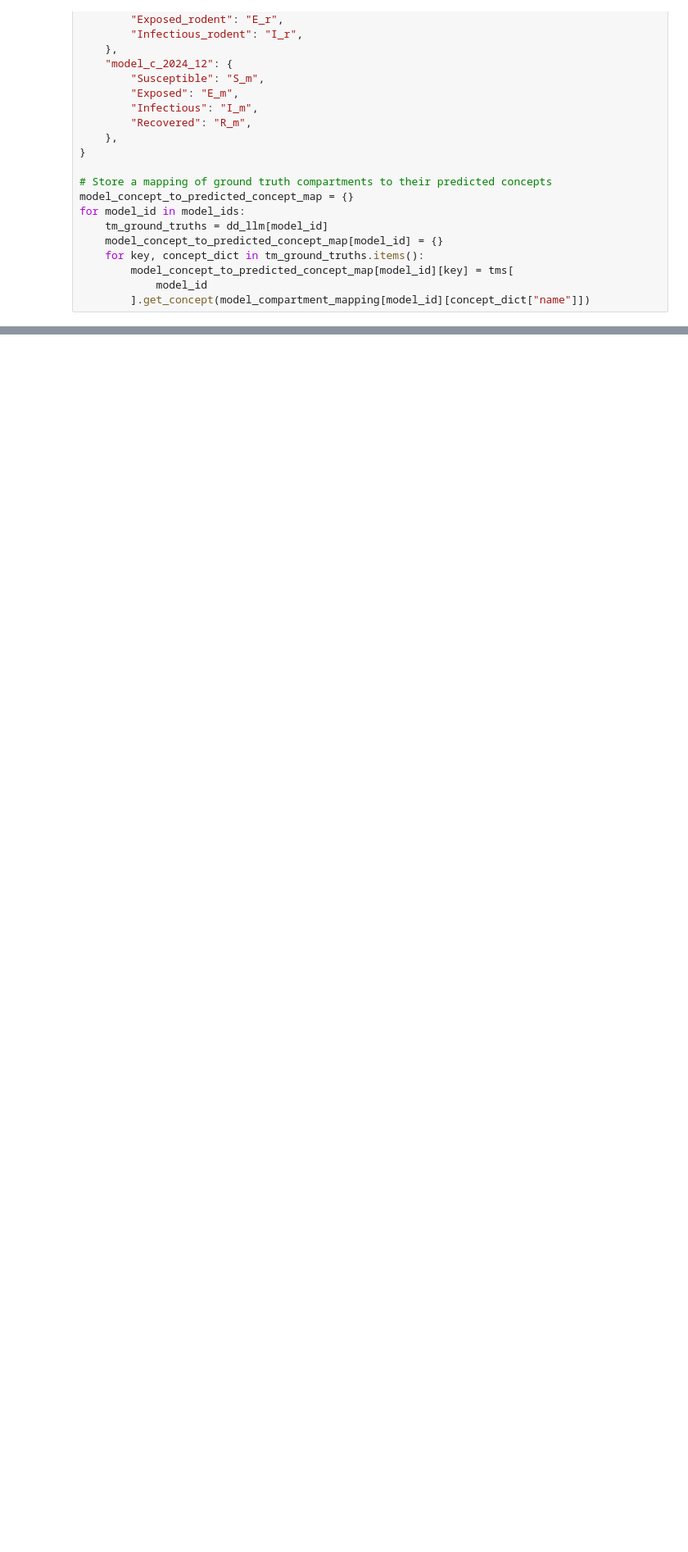
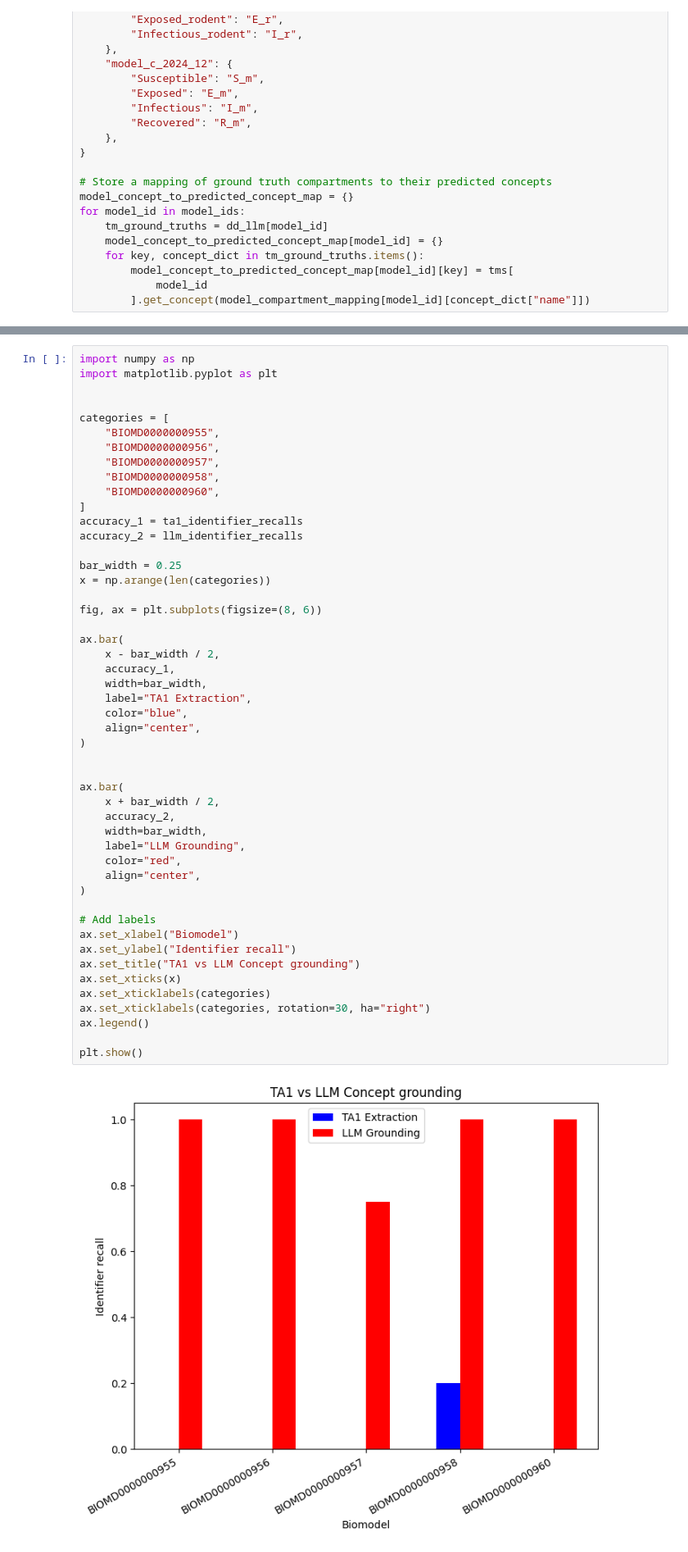
Before and after one commit to gyorilab/mira, a Jupyter notebook: notebooks/llm_grounding_evaluation.ipynb, the cells around one changed output, grey strips where cells are left out. Shown at 82% size. Drawn from its saved outputs; the diff is of its cells as text; blank space fills up the shorter version.

```diff
--- a/notebooks/llm_grounding_evaluation.ipynb
+++ b/notebooks/llm_grounding_evaluation.ipynb
@@ -626,0 +863,51 @@ pd.DataFrame(table_rows, columns=columns)
+# %%
+import numpy as np
+import matplotlib.pyplot as plt
+
+
+categories = [
+    "BIOMD0000000955",
+    "BIOMD0000000956",
+    "BIOMD0000000957",
+    "BIOMD0000000958",
+    "BIOMD0000000960",
+]
+accuracy_1 = ta1_identifier_recalls
+accuracy_2 = llm_identifier_recalls
+
+bar_width = 0.25
+x = np.arange(len(categories))
+
+fig, ax = plt.subplots(figsize=(8, 6))
+
+ax.bar(
+    x - bar_width / 2,
+    accuracy_1,
+    width=bar_width,
+    label="TA1 Extraction",
+    color="blue",
+    align="center",
+)
+
+
+ax.bar(
+    x + bar_width / 2,
+    accuracy_2,
+    width=bar_width,
+    label="LLM Grounding",
+    color="red",
+    align="center",
+)
+
+# Add labels
+ax.set_xlabel("Biomodel")
+ax.set_ylabel("Identifier recall")
+ax.set_title("TA1 vs LLM Concept grounding")
+ax.set_xticks(x)
+ax.set_xticklabels(categories)
+ax.set_xticklabels(categories, rotation=30, ha="right")
+ax.legend()
+
+plt.show()
+# %% [output]
+[figure, added]
```
Also changed, not shown: parts of 8 cells of this notebook, 1 other file.
